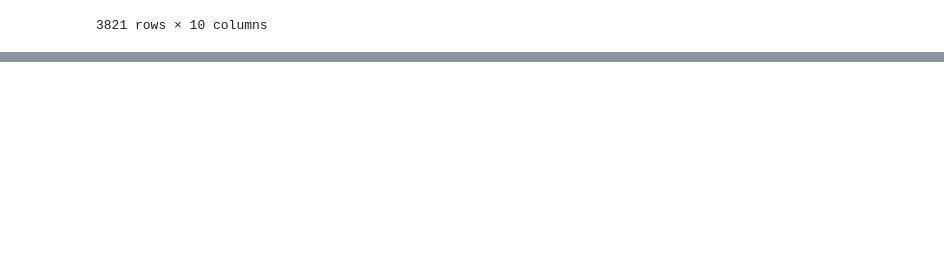
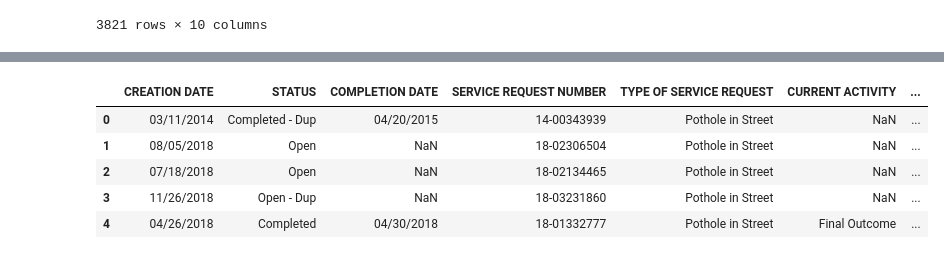
Before and after one commit to csridlen/Python-Project-1, a Jupyter notebook: code/arrestdata.ipynb, the cells around one changed output, grey strips where cells are left out. Cells and saved outputs as stored; diff of their text form; code cells hidden in the pictures; blank space fills up the shorter version.

Commit message:
added potholes data into the notebook

```diff
--- a/code/arrestdata.ipynb
+++ b/code/arrestdata.ipynb
@@ -75,0 +85,11 @@ data.pivot_table(
+# %%
+pothole = recombine("../data/potholes_1.csv", "../data/potholes_2.csv")
+# %%
+pothole.head()
+# %% [output]
+|  | CREATION DATE | STATUS | COMPLETION DATE | SERVICE REQUEST NUMBER | TYPE OF SERVICE REQUEST | CURRENT ACTIVITY | ... |
+| 0 | 03/11/2014 | Completed - Dup | 04/20/2015 | 14-00343939 | Pothole in Street | NaN | ... |
+| 1 | 08/05/2018 | Open | NaN | 18-02306504 | Pothole in Street | NaN | ... |
+| 2 | 07/18/2018 | Open | NaN | 18-02134465 | Pothole in Street | NaN | ... |
+| 3 | 11/26/2018 | Open - Dup | NaN | 18-03231860 | Pothole in Street | NaN | ... |
+| 4 | 04/26/2018 | Completed | 04/30/2018 | 18-01332777 | Pothole in Street | Final Outcome | ... |
```
Also changed, not shown: parts of 10 cells of this notebook.
